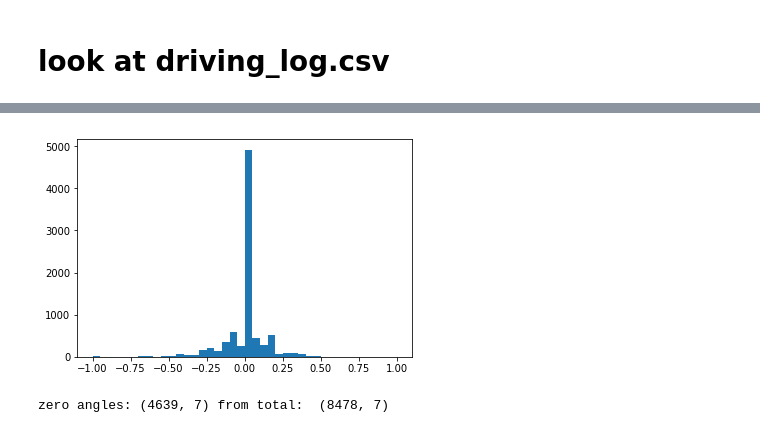
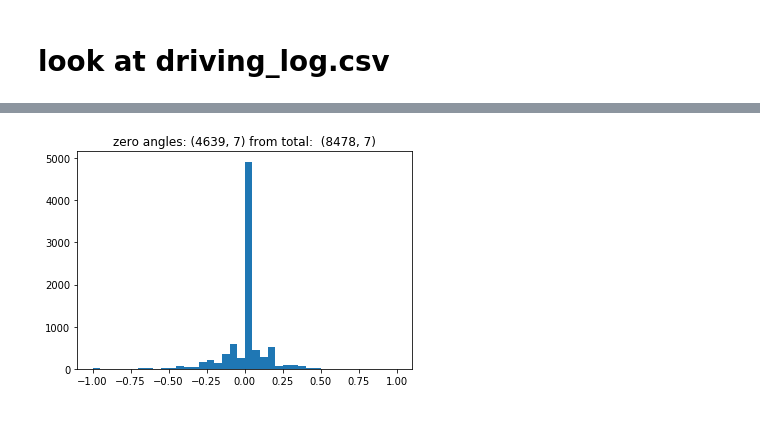
Before and after one commit to escolmebartlebooth/usdc-t1-p3-final, a Jupyter notebook: driving_discovery.ipynb, the cells around one changed output, grey strips where cells are left out. Drawn from its saved outputs; the diff is of its cells as text; code cells hidden in the pictures.

```diff
--- a/driving_discovery.ipynb
+++ b/driving_discovery.ipynb
@@ -16,11 +15,7 @@ Using TensorFlow backend.
 # %%
 # globals
-FILE_DIR = '../'
-# FILE_DIR = '../data2/'
+FILE_DIR = '../data/'
 LOG_FILE = 'm_driving_log.csv'
-# CORRECTED_PATH = 'data/IMG/'
-CORRECTED_PATH = '../data2/IMG/'
-SHEAR_SETTING = 100
 # %%
 # open the csv file
 df = pd.read_csv(FILE_DIR+LOG_FILE)
@@ -48,11 +26,7 @@ Name: steering, dtype: float64
 # %%
 # ok let's histogram it
 plt.hist(df['steering'],bins=40)
+plt.title('zero angles: {0} from total:  {1}'.format(df[df['steering'] == 0].shape, df.shape))
 plt.show()
 # %% [output]
-[figure, old version]
+[figure, new version]
-# %%
-# lot's of 0 angles?
-print('zero angles: {0} from total:  {1}'.format(df[df['steering'] == 0].shape, df.shape))
-# %% [output]
-zero angles: (4639, 7) from total:  (8478, 7)
```
Also changed, not shown: parts of 20 cells of this notebook, 9 other files.
